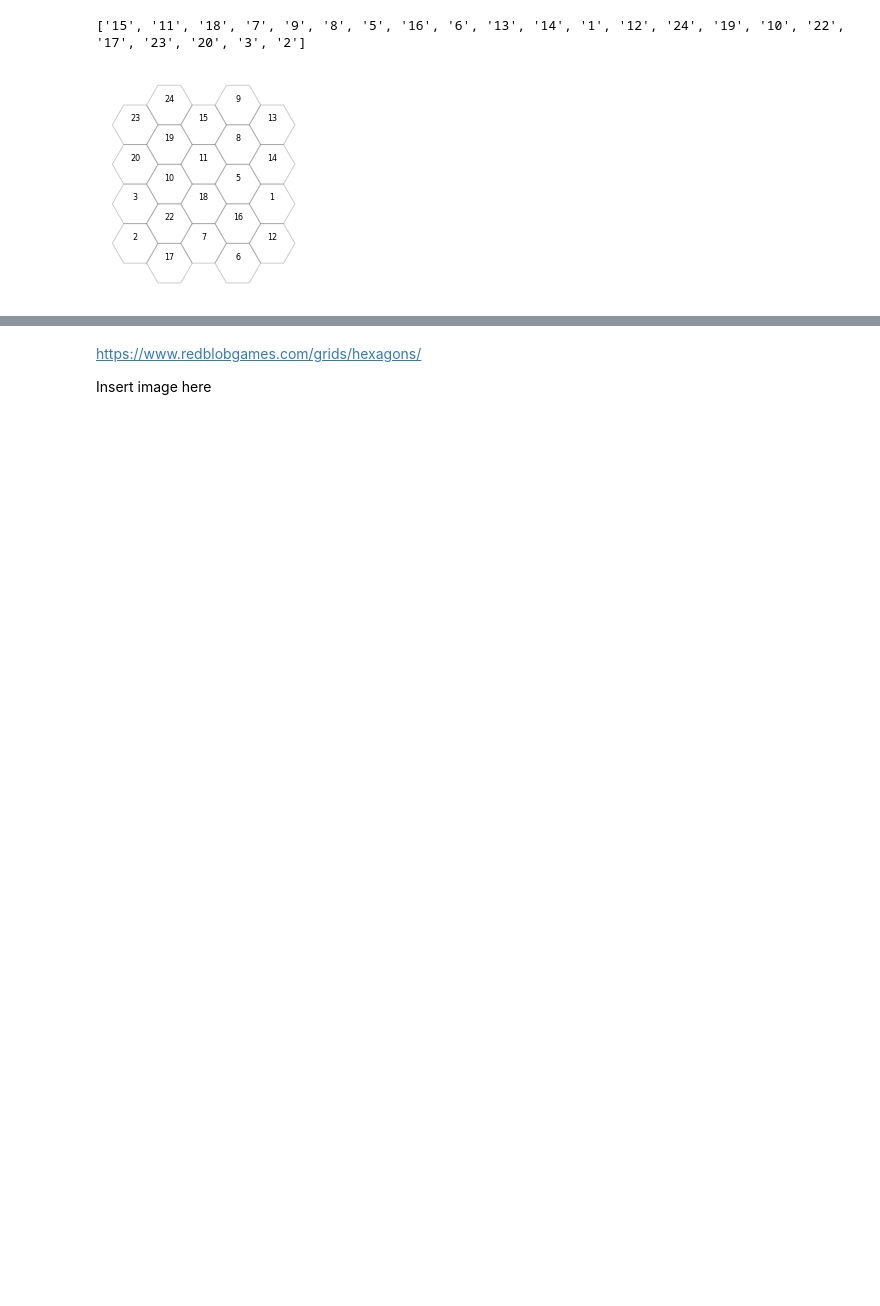
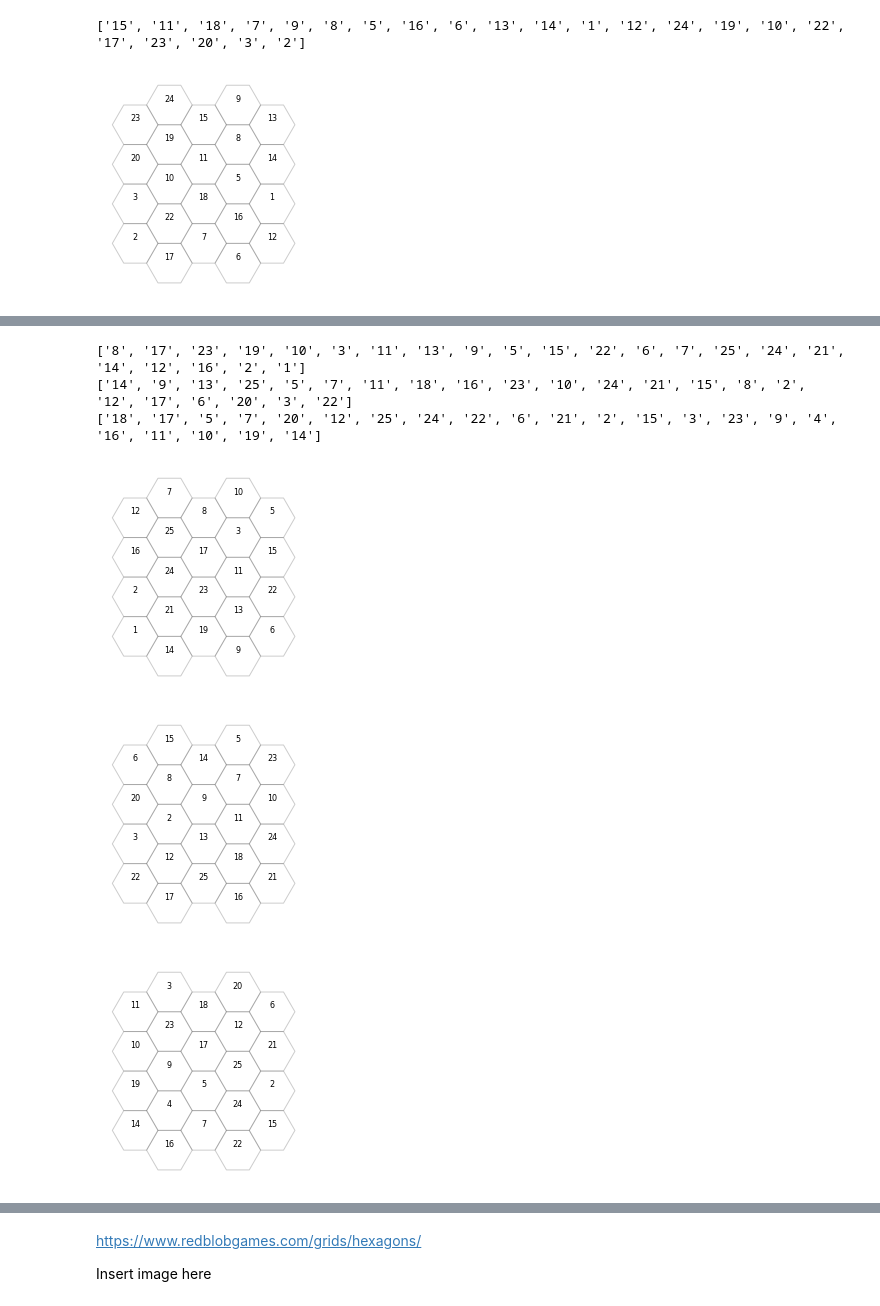
Before and after one commit to DJSaunders1997/blockbuster, a Jupyter notebook: Blockbusters.ipynb, the cells around one changed output, grey strips where cells are left out. Drawn from its saved outputs; the diff is of its cells as text; code cells hidden in the pictures; blank space fills up the shorter version.

```diff
--- a/Blockbusters.ipynb
+++ b/Blockbusters.ipynb
@@ -154,0 +236,19 @@ print(labels)
+# %%
+from matplotlib.backends.backend_pdf import PdfPages
+
+plot1 = create_plot()
+plot2 = create_plot()
+plot3 = create_plot()
+
+pp = PdfPages('foo.pdf')
+pp.savefig(plot1)
+pp.savefig(plot2)
+pp.savefig(plot3)
+pp.close()
+# %% [output]
+['8', '17', '23', '19', '10', '3', '11', '13', '9', '5', '15', '22', '6', '7', '25', '24', '21', '14', '12', '16', '2', '1']
+['14', '9', '13', '25', '5', '7', '11', '18', '16', '23', '10', '24', '21', '15', '8', '2', '12', '17', '6', '20', '3', '22']
+['18', '17', '5', '7', '20', '12', '25', '24', '22', '6', '21', '2', '15', '3', '23', '9', '4', '16', '11', '10', '19', '14']
+[figure, added]
+[figure, added]
+[figure, added]
```
Also changed, not shown: parts of 4 cells of this notebook.
